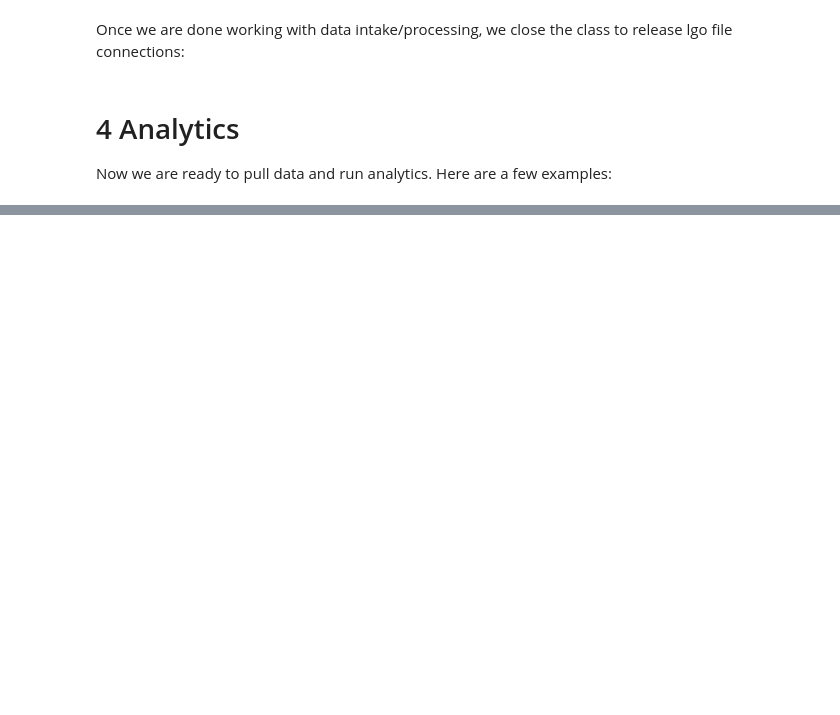
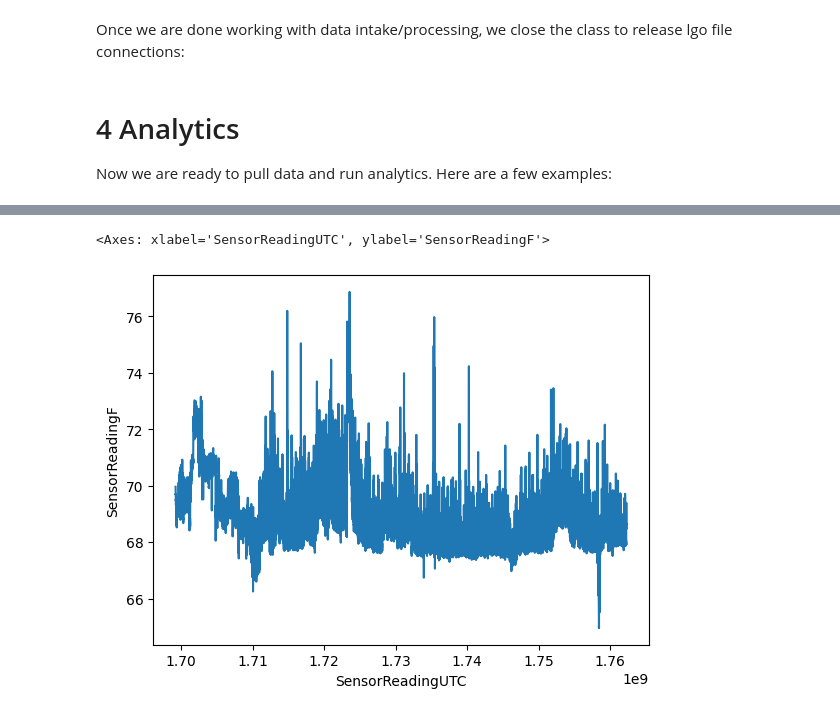
Before and after one commit to Environmental-Pipeline/environmental-sensor-poc, a Jupyter notebook: examples-cron.ipynb, the cells around one changed output, grey strips where cells are left out. Drawn from its saved outputs; the diff is of its cells as text; code cells hidden in the pictures; blank space fills up the shorter version.

```diff
--- a/examples-cron.ipynb
+++ b/examples-cron.ipynb
@@ -183,12 +274,15 @@ seaborn.lineplot(x = 'SensorReadingUTC', y= 'SensorReadingF', data=dt.fetchnumpy
 # %%
 # Time series plot, queried from Devices instead of Sensors.
 # This is the same data, just organized in a different way.
 dt = duckdb.sql("""
     SELECT SensorReadingUTC, SensorReadingF
     FROM read_parquet('data/device_readings.parquet')
-    WHERE SensorReadingF is not null and DeviceID_Coris = 12162;
+    WHERE SensorReadingF is not null and DeviceID = 'coris:12162';
 """)
 seaborn.lineplot(x = 'SensorReadingUTC', y= 'SensorReadingF', data=dt.fetchnumpy())
+# %% [output]
+<Axes: xlabel='SensorReadingUTC', ylabel='SensorReadingF'>
+[figure, added]
 # %%
 # Differentiate historical vs. cron readings by filtering on QueryUTC = NULL.
 duckdb.sql("""
```
Also changed, not shown: parts of 18 cells of this notebook, 1 other file.
